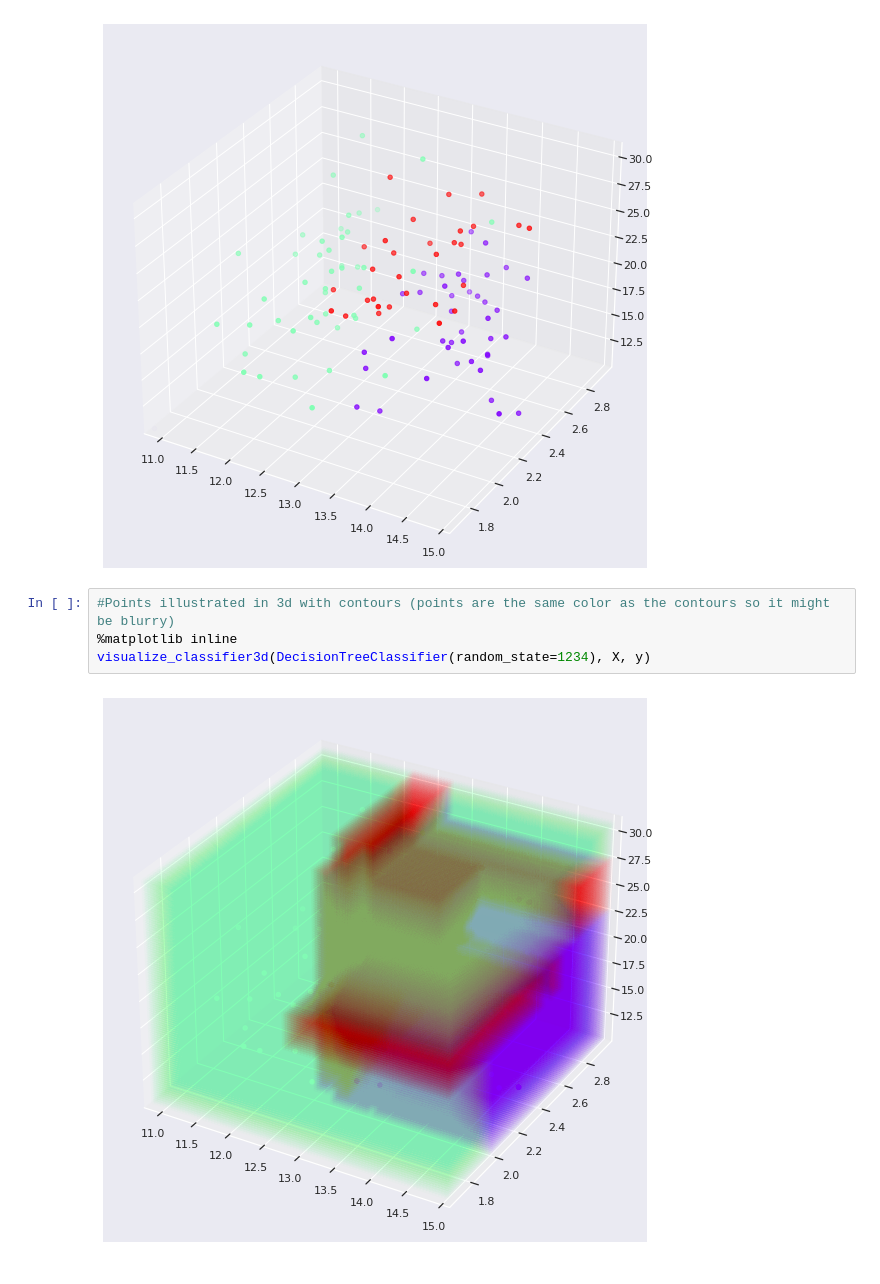
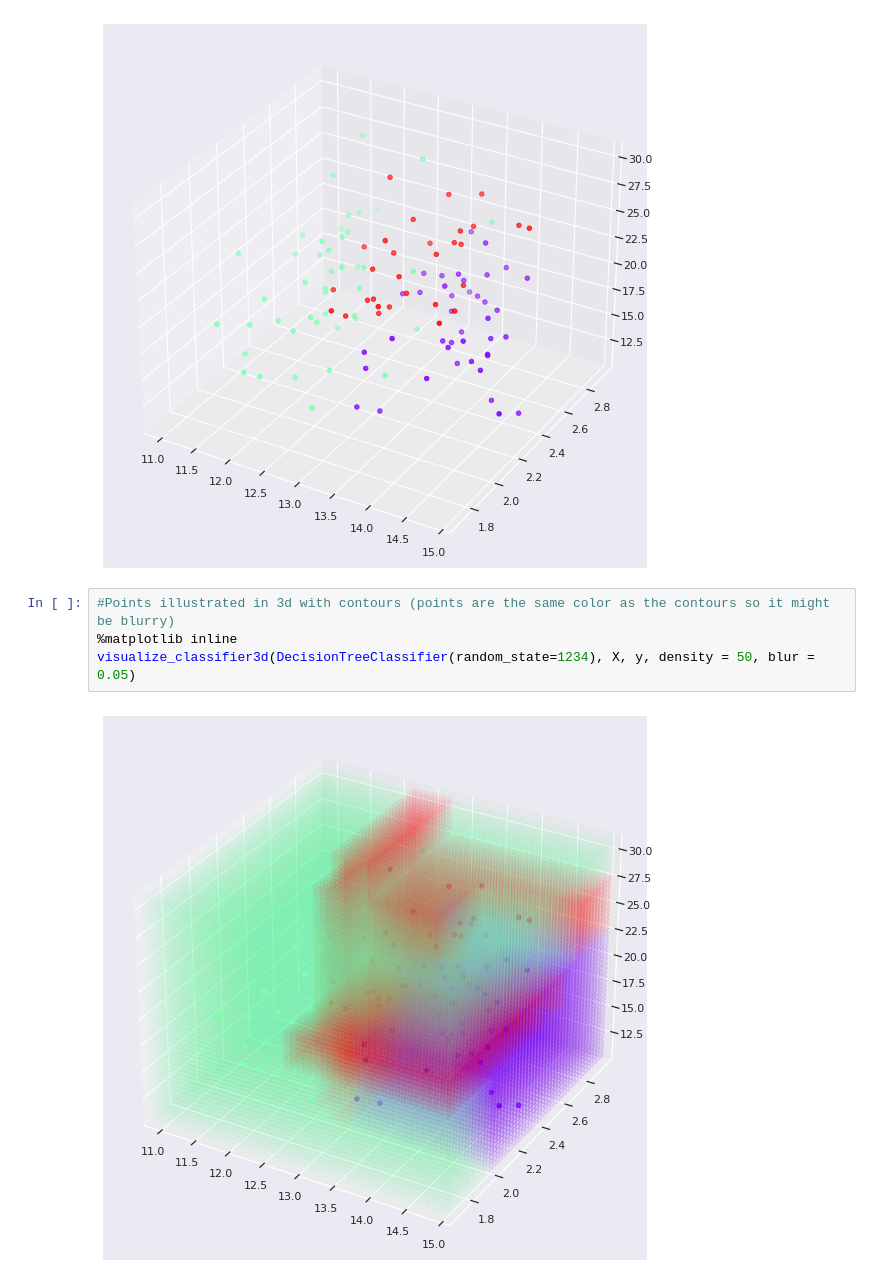
Before and after one commit to manhtiendoan/CSC4850-Machine-Learning-AssignmentTwo, a Jupyter notebook: Doan_Mike_Assignment2.ipynb, the cells around one changed output. Saved outputs shown, nothing was run; the diff lists cells and outputs as text.

Commit message:
changed density and blur values to let github render the graduate student question

```diff
--- a/Doan_Mike_Assignment2.ipynb
+++ b/Doan_Mike_Assignment2.ipynb
@@ -681,6 +681,6 @@ visualize_classifier3d(DecisionTreeClassifier(random_state=1234), X, y, density
 # %%
 #Points illustrated in 3d with contours (points are the same color as the contours so it might be blurry)
 %matplotlib inline
-visualize_classifier3d(DecisionTreeClassifier(random_state=1234), X, y)
+visualize_classifier3d(DecisionTreeClassifier(random_state=1234), X, y, density = 50, blur = 0.05)
 # %% [output]
-[figure, old version]
+[figure, new version]
```
